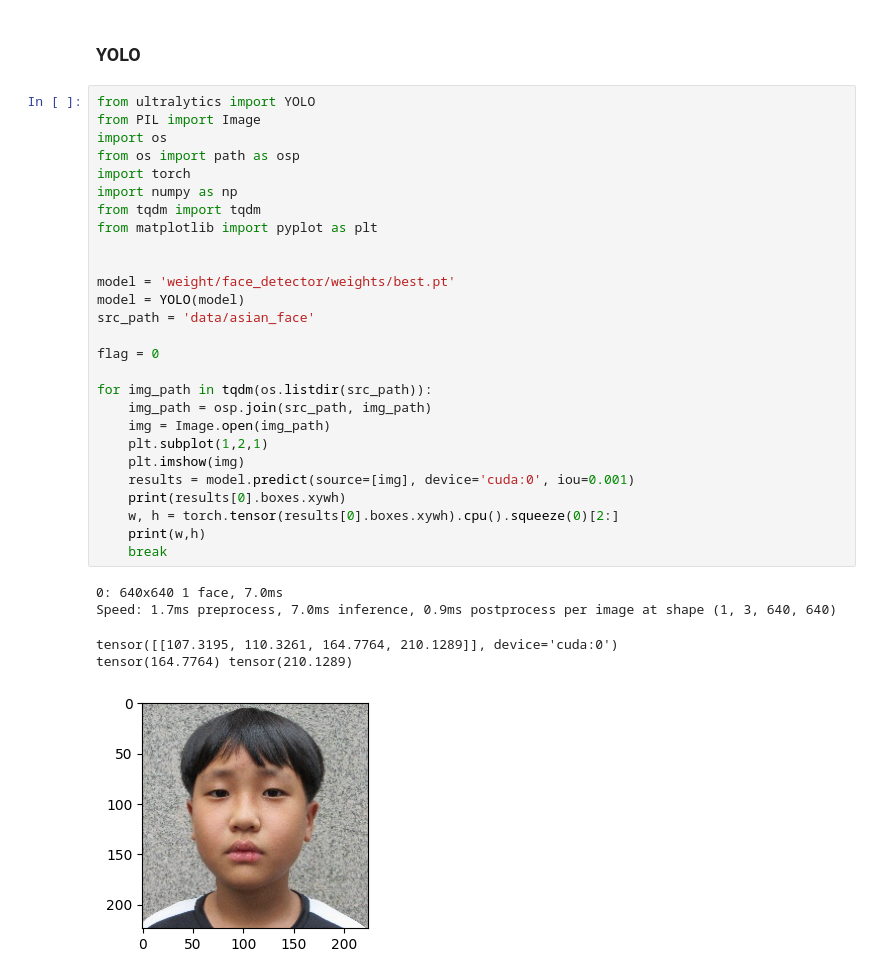
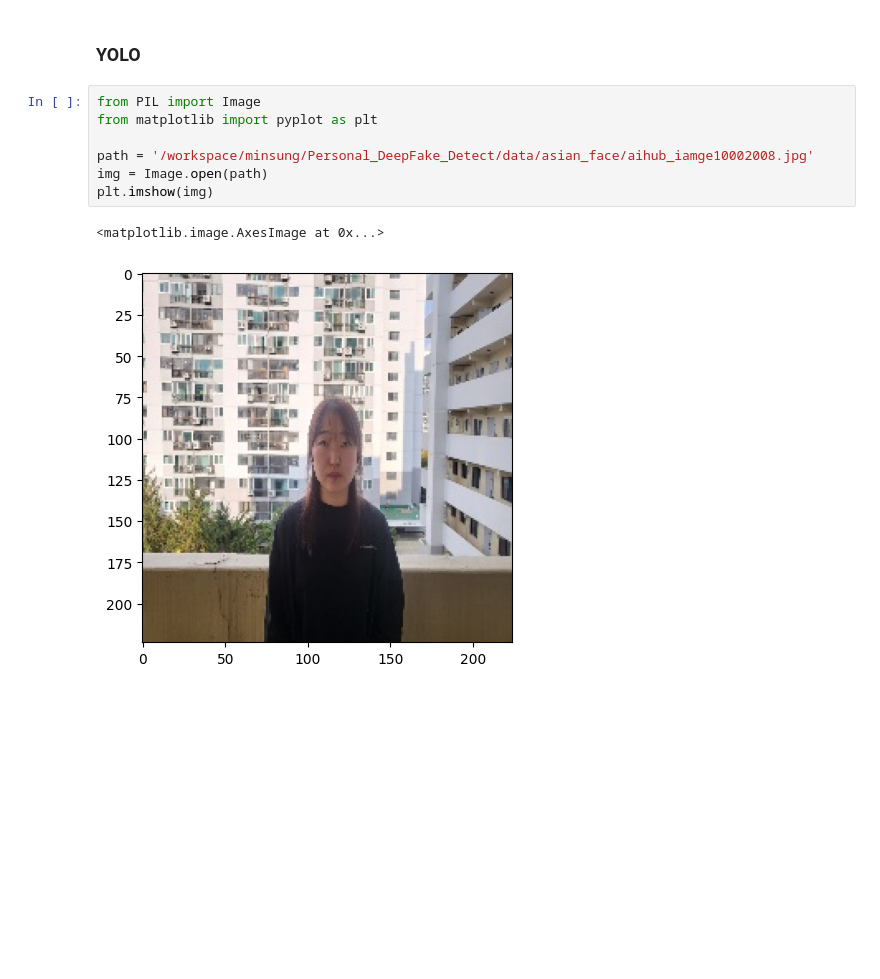
Before and after one commit to MSungK/Personal_DeepFake_Detect, a Jupyter notebook: sample.ipynb, the cells around one changed output. Cells and saved outputs as stored; diff of their text form; blank space fills up the shorter version.

Commit message:
Preprocess Data

```diff
--- a/sample.ipynb
+++ b/sample.ipynb
@@ -45,35 +36,12 @@ plt.show()
 # %% [markdown]
 ### YOLO
-# %%
-from ultralytics import YOLO
-from PIL import Image
-import os
-from os import path as osp
-import torch
-import numpy as np
-from tqdm import tqdm
-from matplotlib import pyplot as plt
-
-
-model = 'weight/face_detector/weights/best.pt'
-model = YOLO(model)
-src_path = 'data/asian_face'
-
-flag = 0
-
-for img_path in tqdm(os.listdir(src_path)):
-    img_path = osp.join(src_path, img_path)
-    img = Image.open(img_path)
-    plt.subplot(1,2,1)
-    plt.imshow(img)
-    results = model.predict(source=[img], device='cuda:0', iou=0.001)
-    print(results[0].boxes.xywh)
-    w, h = torch.tensor(results[0].boxes.xywh).cpu().squeeze(0)[2:]
-    print(w,h)
-    break
-# %% [output]
-0: 640x640 1 face, 7.0ms
-Speed: 1.7ms preprocess, 7.0ms inference, 0.9ms postprocess per image at shape (1, 3, 640, 640)
-tensor([[107.3195, 110.3261, 164.7764, 210.1289]], device='cuda:0')
-tensor(164.7764) tensor(210.1289)
-[figure, removed]
+# %%
+from PIL import Image
+from matplotlib import pyplot as plt
+
+path = '/workspace/minsung/Personal_DeepFake_Detect/data/asian_face/aihub_iamge10002008.jpg'
+img = Image.open(path)
+plt.imshow(img)
+# %% [output]
+<matplotlib.image.AxesImage at 0x...>
+[figure, added]
```
Also changed, not shown: parts of 4 cells of this notebook, 3 other files.
